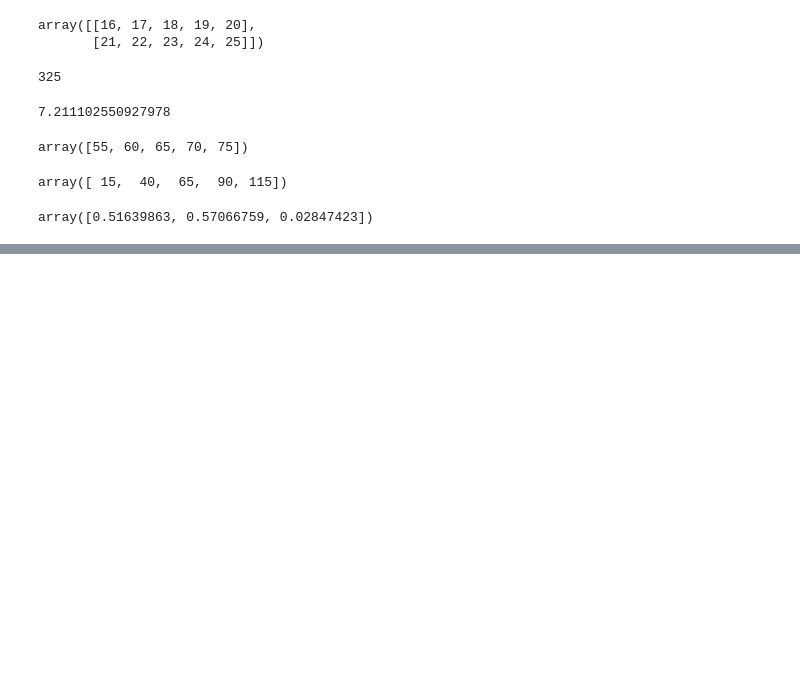
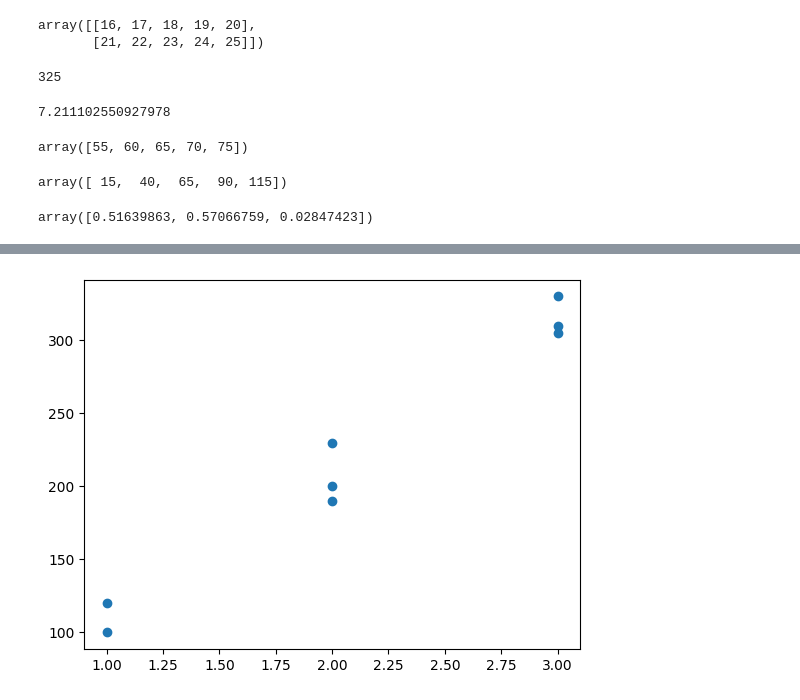
Before and after one commit to miller00315/ia_studies, a Jupyter notebook: python_tips.ipynb, the cells around one changed output, grey strips where cells are left out. Drawn from its saved outputs; the diff is of its cells as text; code cells hidden in the pictures; blank space fills up the shorter version.

```diff
--- a/python_tips.ipynb
+++ b/python_tips.ipynb
@@ -504,0 +1290,5 @@ array([0.51639863, 0.57066759, 0.02847423])
+# %%
+housing = pd.DataFrame({
+    'rooms': [1,1,2,2,2,3,3,3],
+    'price': [100, 120, 190, 200, 230, 310, 330, 305]
+})
@@ -504,0 +1307,6 @@ array([0.51639863, 0.57066759, 0.02847423])
+# %%
+plt.scatter(housing['rooms'], housing['price'])
+
+plt.show()
+# %% [output]
+[figure, added]
```
Also changed, not shown: parts of 127 cells of this notebook.
